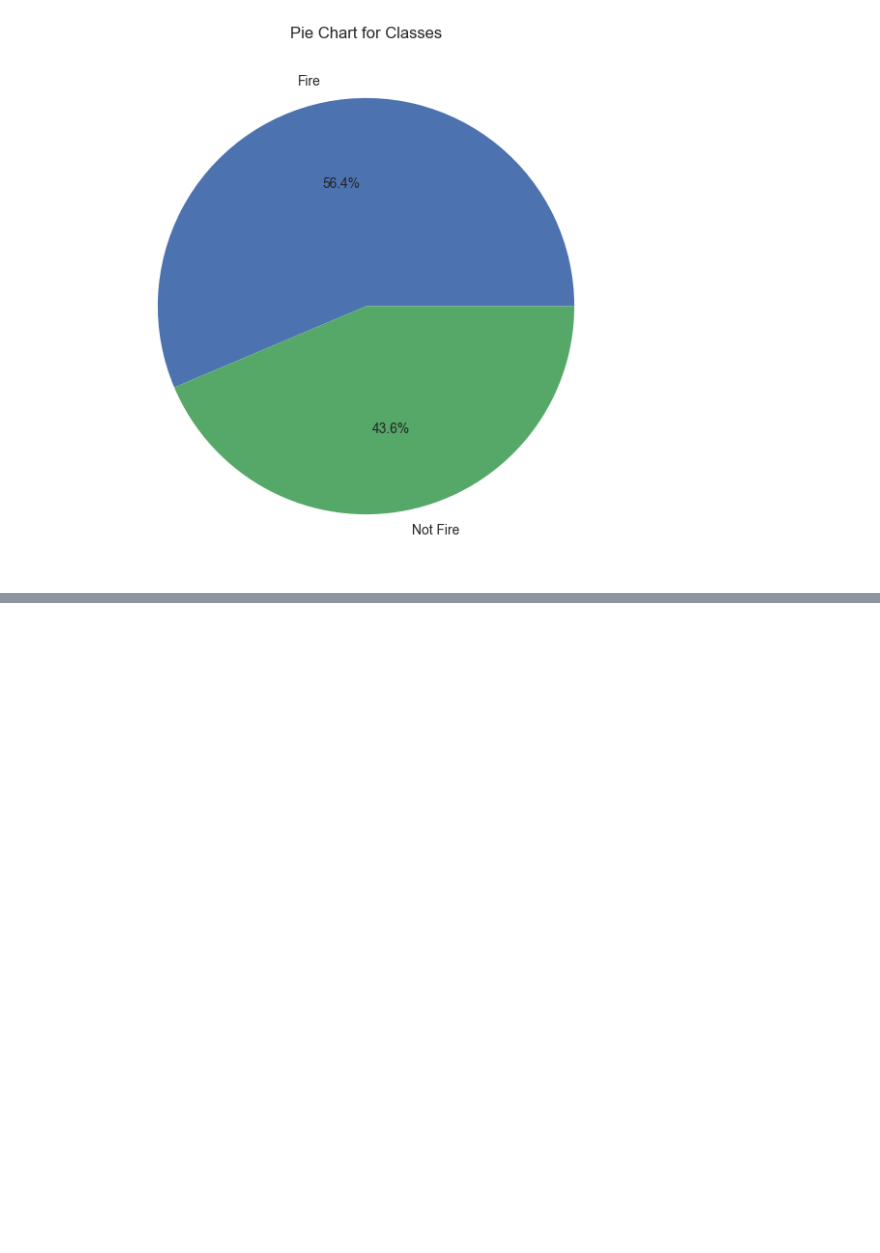
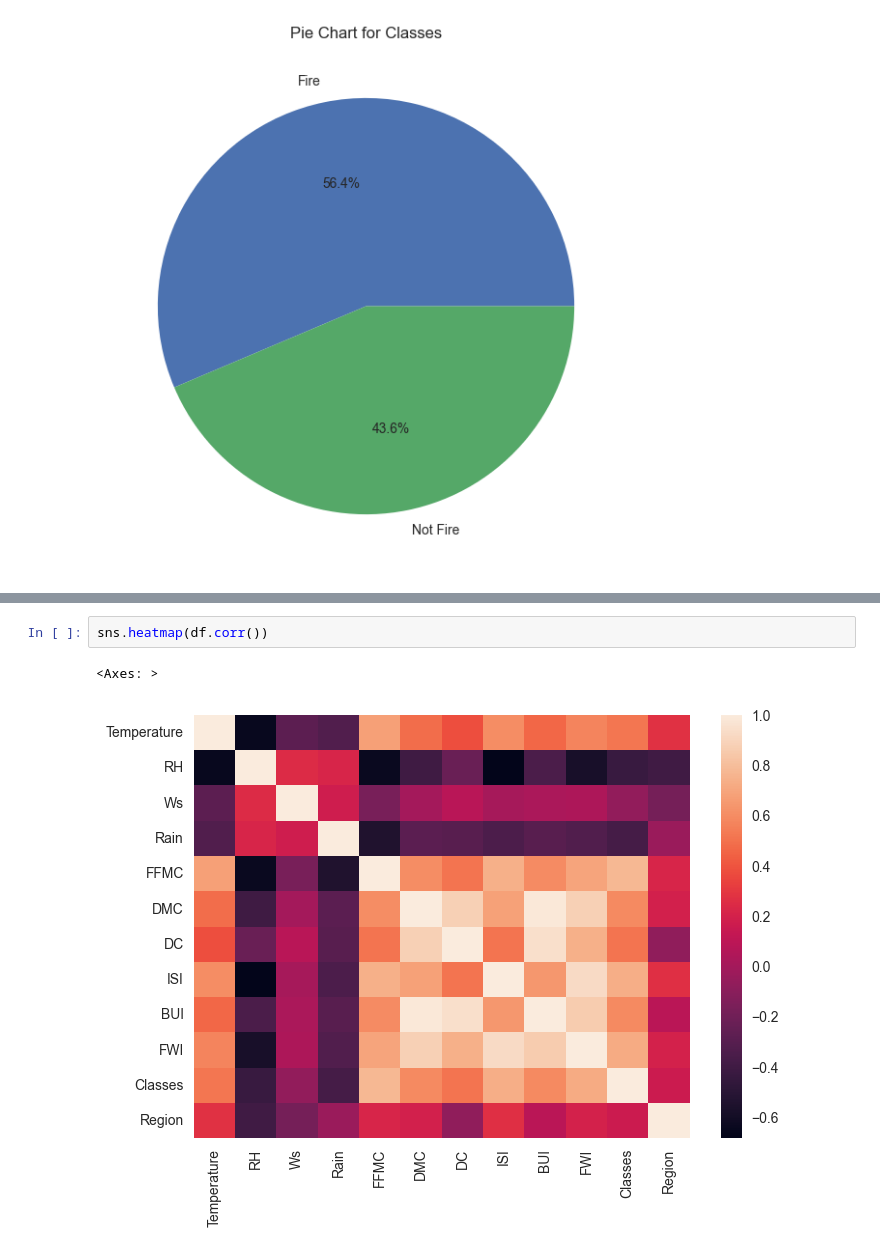
Before and after one commit to ShivamDevHere/machine-learning, a Jupyter notebook: 03-Fire Not Fire Classification/02-eda.ipynb, the cells around one changed output, grey strips where cells are left out. Cells and saved outputs as stored; diff of their text form; blank space fills up the shorter version.

Commit message:
Plot: Correlation on Heatmap

```diff
--- a/03-Fire Not Fire Classification/02-eda.ipynb
+++ b/03-Fire Not Fire Classification/02-eda.ipynb
@@ -63,0 +83,5 @@ plt.show()
+# %%
+sns.heatmap(df.corr())
+# %% [output]
+<Axes: >
+[figure, added]
```
Also changed, not shown: parts of 2 cells of this notebook.
